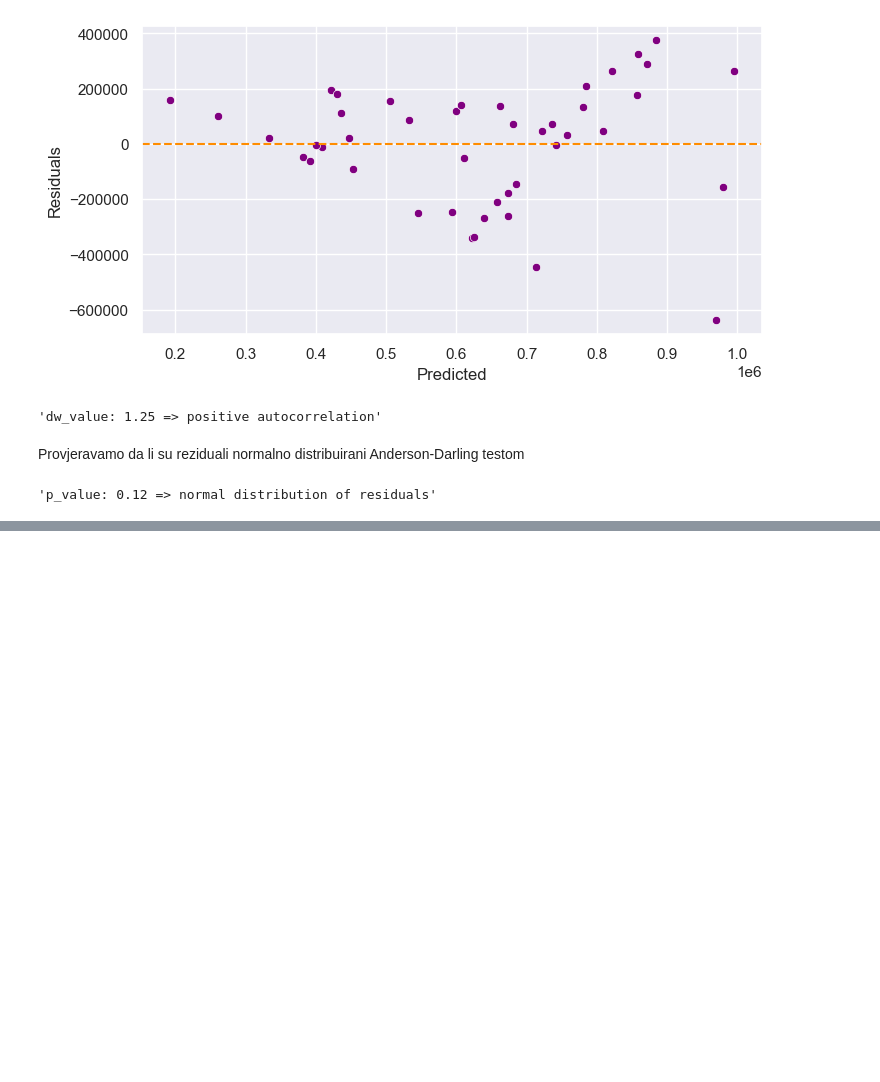
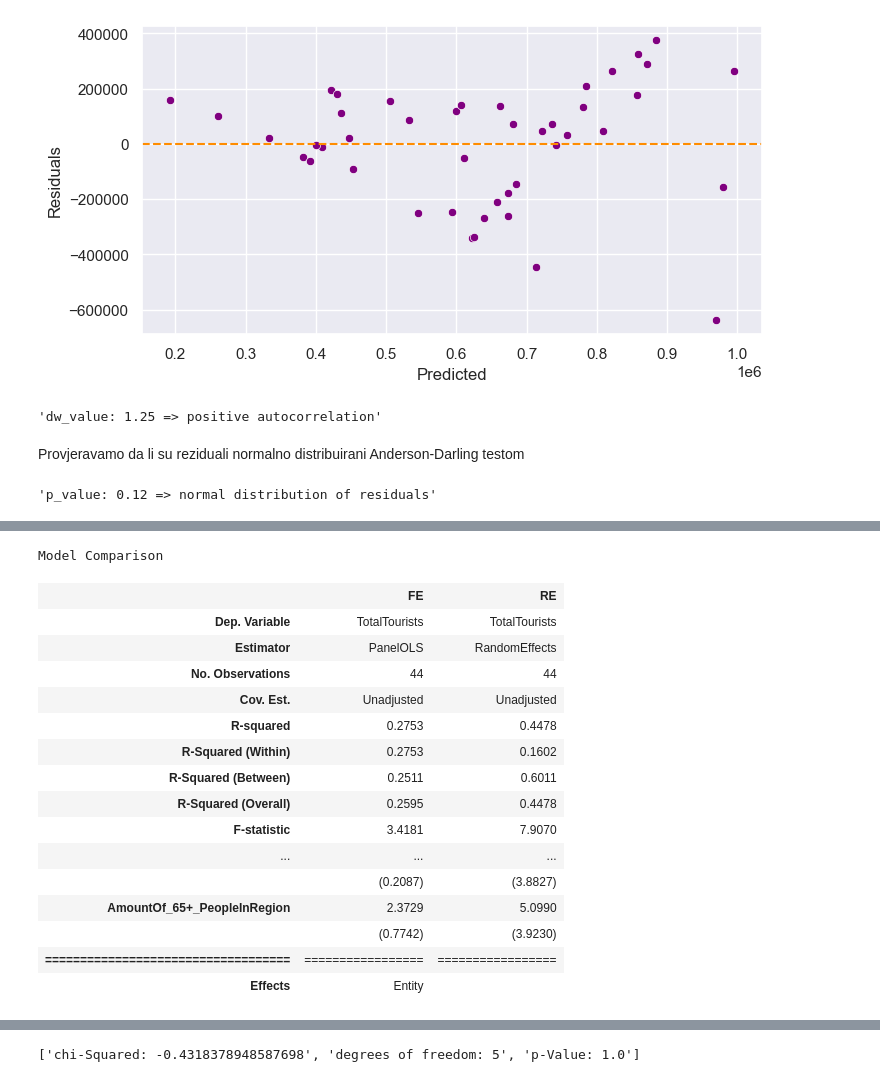
Before and after one commit to cetkovicaleksa/nans-projekat, a Jupyter notebook: nans.ipynb, the cells around one changed output, grey strips where cells are left out. Drawn from its saved outputs; the diff is of its cells as text; code cells hidden in the pictures; blank space fills up the shorter version.

Commit message:
Add Hausman

```diff
--- a/nans.ipynb
+++ b/nans.ipynb
@@ -313,0 +326,20 @@ id: 0x1b017393248
+# %%
+compare({'FE': fixed_effects_res, 'RE': random_effects_res})
+# %% [output]
+Model Comparison
+|  | FE | RE |
+| Dep. Variable | TotalTourists | TotalTourists |
+| Estimator | PanelOLS | RandomEffects |
+| No. Observations | 44 | 44 |
+| Cov. Est. | Unadjusted | Unadjusted |
+| R-squared | 0.2753 | 0.4478 |
+| R-Squared (Within) | 0.2753 | 0.1602 |
+| R-Squared (Between) | 0.2511 | 0.6011 |
+| R-Squared (Overall) | 0.2595 | 0.4478 |
+| F-statistic | 3.4181 | 7.9070 |
+| ... | ... | ... |
+|  | (0.2087) | (3.8827) |
+| AmountOf_65+_PeopleInRegion | 2.3729 | 5.0990 |
+|  | (0.7742) | (3.9230) |
+| =================================== | ================= | ================= |
+| Effects | Entity |  |
@@ -313,0 +348,16 @@ id: 0x1b017393248
+# %%
+def hausman(fe, re):
+    b = fe.params
+    B = re.params
+    v_b = fe.cov
+    v_B = re.cov
+    df = b[np.abs(b) < 1e8].size
+    chi2 = np.dot((b - B).T, la.inv(v_b - v_B).dot(b - B))
+
+    pval = stats.chi2.sf(chi2, df)
+    return chi2, df, pval
+
+hausman_results = hausman(fixed_effects_res, random_effects_res)
+'chi-Squared: {}|degrees of freedom: {}|p-Value: {}'.format(*hausman_results).split('|')
+# %% [output]
+['chi-Squared: -0.4318378948587698', 'degrees of freedom: 5', 'p-Value: 1.0']
```
Also changed, not shown: parts of 15 cells of this notebook, 1 other file.
